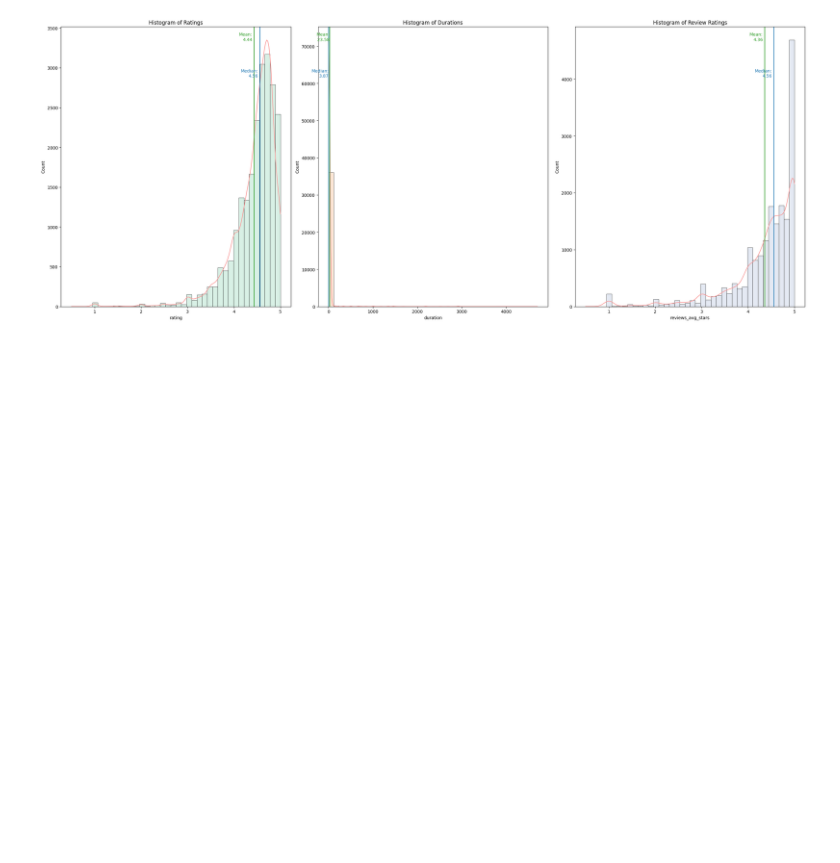
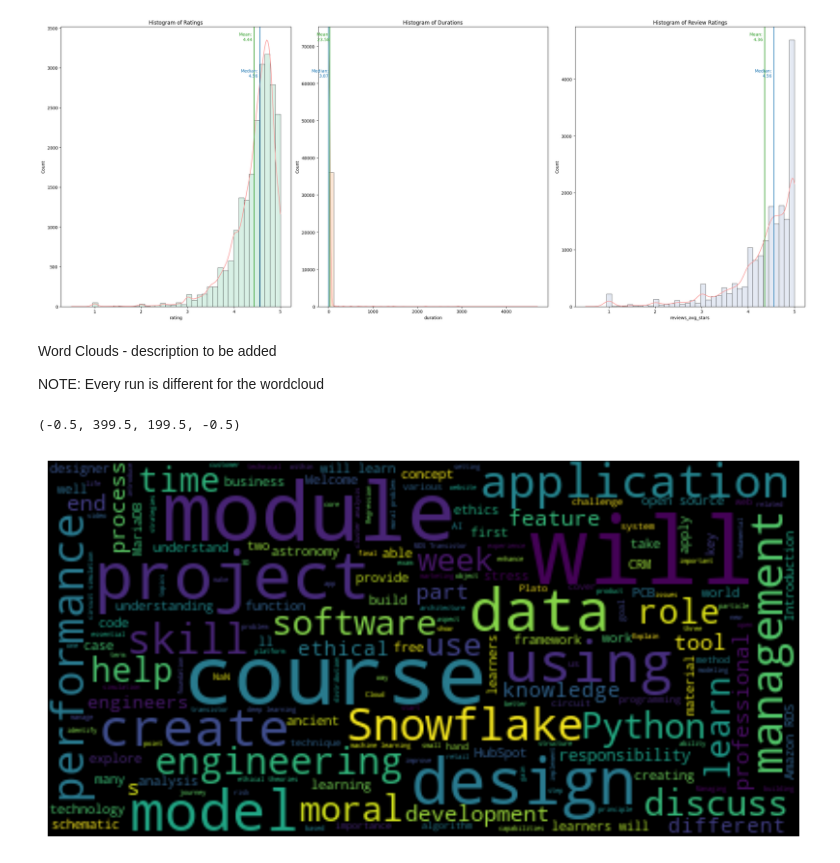
Before and after one commit to minimartzz/online-learning-so-mooc, a Jupyter notebook: mooc_analysis.ipynb, the cells around one changed output. Saved outputs shown, nothing was run; the diff lists cells and outputs as text; code cells hidden in the pictures; blank space fills up the shorter version.

```diff
--- a/mooc_analysis.ipynb
+++ b/mooc_analysis.ipynb
@@ -214,3 +240,37 @@ custom_hist_kde_plot(reviews_stars, box_color='#cbd5e8', line_color='#fa9a99', t
 fig.tight_layout()
 # %% [output]
 [figure]
+# %% [markdown]
+Word Clouds - description to be added
+
+NOTE: Every run is different for the wordcloud
+# %%
+# Use only english courses
+course_desc = df_mooc[df_mooc['language'] == 'en']
+course_desc = course_desc['description'].dropna().reset_index(drop=True)
+
+# Randomly select 50 course descriptions
+n = 50
+np.random.seed(42)
+idx = np.random.choice(range(course_desc.shape[0]), n)
+course_desc = course_desc.iloc[idx]
+
+# Merge descriptions into 1 large text
+all_desc = ""
+for sent in course_desc:
+  all_desc += sent
+
+# # Optional: Remove stop words
+# word_tokens = word_tokenize(all_desc)
+# stop_words = set(stopwords.words('english'))
+# filtered_sentence = [w for w in word_tokens if not w.lower() in stop_words]
+# all_desc = " ".join(filtered_sentence)
+# %%
+wordcloud = WordCloud(max_font_size=50).generate(all_desc)
+
+plt.figure(figsize=(10, 8))
+plt.imshow(wordcloud, interpolation='bilinear')
+plt.axis("off")
+# %% [output]
+(-0.5, 399.5, 199.5, -0.5)
+[figure, added]
```
Also changed, not shown: parts of 23 cells of this notebook, 1 other file.
